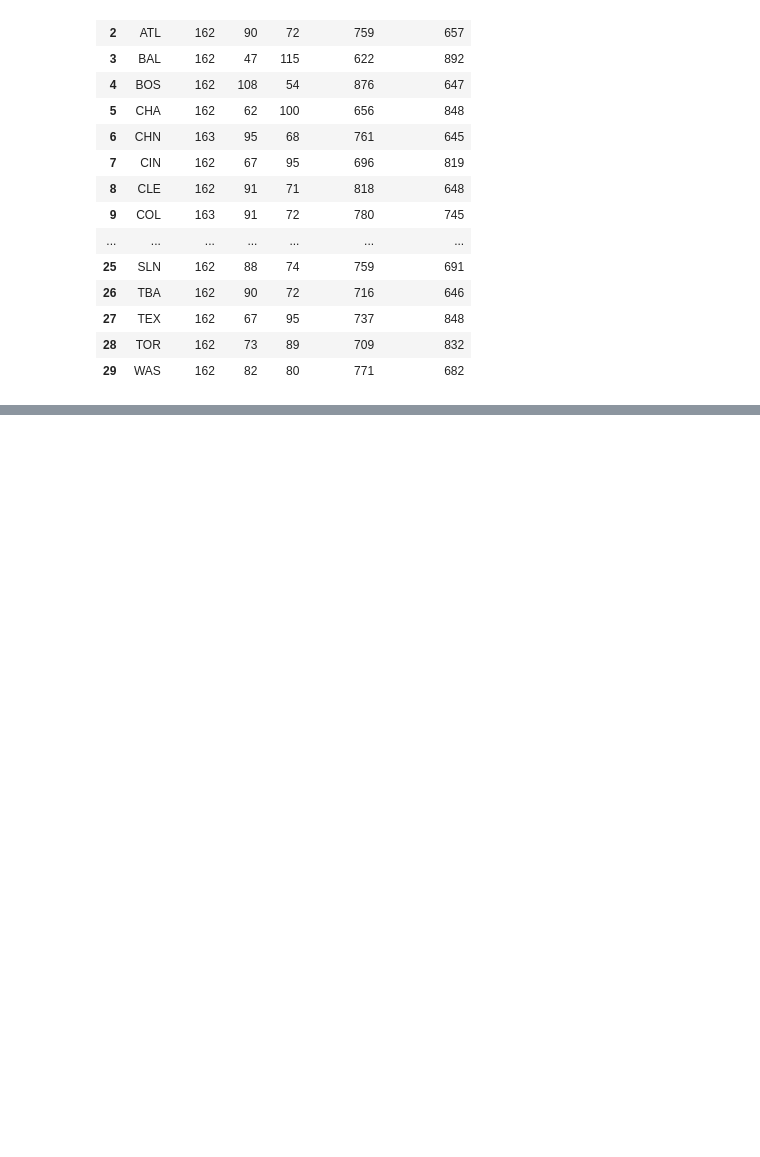
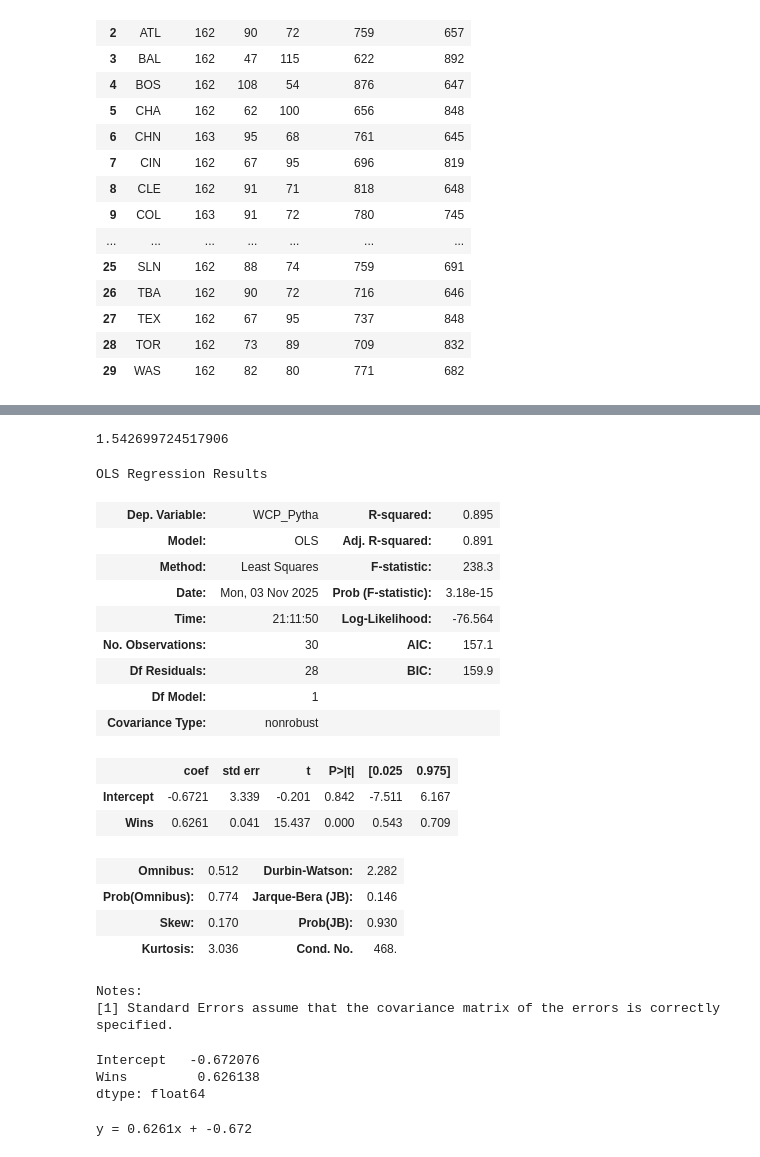
Before and after one commit to AfobCode/LearningPython, a Jupyter notebook: Michigan_University/Sports_Performance_Analytics/Foundations_of_Sport_Analytics/mlb_model.ipynb, the cells around one changed output, grey strips where cells are left out. Drawn from its saved outputs; the diff is of its cells as text; code cells hidden in the pictures; blank space fills up the shorter version.

```diff
--- a/Michigan_University/Sports_Performance_Analytics/Foundations_of_Sport_Analytics/mlb_model.ipynb
+++ b/Michigan_University/Sports_Performance_Analytics/Foundations_of_Sport_Analytics/mlb_model.ipynb
@@ -270,0 +271,46 @@ See the caveats in the documentation: https://pandas.pydata.org/pandas-docs/stab
+# %%
+# To get the ecuation
+# y = mx + b
+
+y1, x1 = team_overall.loc[0,["Wins","WCP_Pytha"]]
+y2, x2 = team_overall.loc[29,["Wins","WCP_Pytha"]]
+
+m = (y2 - y1) / (x2 - x1)
+print(m)
+# %% [output]
+1.542699724517906
+# %%
+pyth_lm = smf.ols(data = team_overall, formula= "WCP_Pytha ~ Wins").fit()
+pyth_lm.summary()
+# %% [output]
+OLS Regression Results
+| Dep. Variable: | WCP_Pytha | R-squared: | 0.895 |
+| Model: | OLS | Adj. R-squared: | 0.891 |
+| Method: | Least Squares | F-statistic: | 238.3 |
+| Date: | Mon, 03 Nov 2025 | Prob (F-statistic): | 3.18e-15 |
+| Time: | 21:11:50 | Log-Likelihood: | -76.564 |
+| No. Observations: | 30 | AIC: | 157.1 |
+| Df Residuals: | 28 | BIC: | 159.9 |
+| Df Model: | 1 |  |  |
+| Covariance Type: | nonrobust |  |  |
+|  | coef | std err | t | P>|t| | [0.025 | 0.975] |
+| Intercept | -0.6721 | 3.339 | -0.201 | 0.842 | -7.511 | 6.167 |
+| Wins | 0.6261 | 0.041 | 15.437 | 0.000 | 0.543 | 0.709 |
+| Omnibus: | 0.512 | Durbin-Watson: | 2.282 |
+| Prob(Omnibus): | 0.774 | Jarque-Bera (JB): | 0.146 |
+| Skew: | 0.170 | Prob(JB): | 0.930 |
+| Kurtosis: | 3.036 | Cond. No. | 468. |
+Notes:
+[1] Standard Errors assume that the covariance matrix of the errors is correctly specified.
+# %%
+pyth_lm.params
+# %% [output]
+Intercept   -0.672076
+Wins         0.626138
+dtype: float64
+# %%
+## The equation line is defined as
+
+print(f"y = {pyth_lm.params["Wins"]:.4f}x + {pyth_lm.params["Intercept"]:.3f}")
+# %% [output]
+y = 0.6261x + -0.672
```
Also changed, not shown: parts of 2 cells of this notebook.
